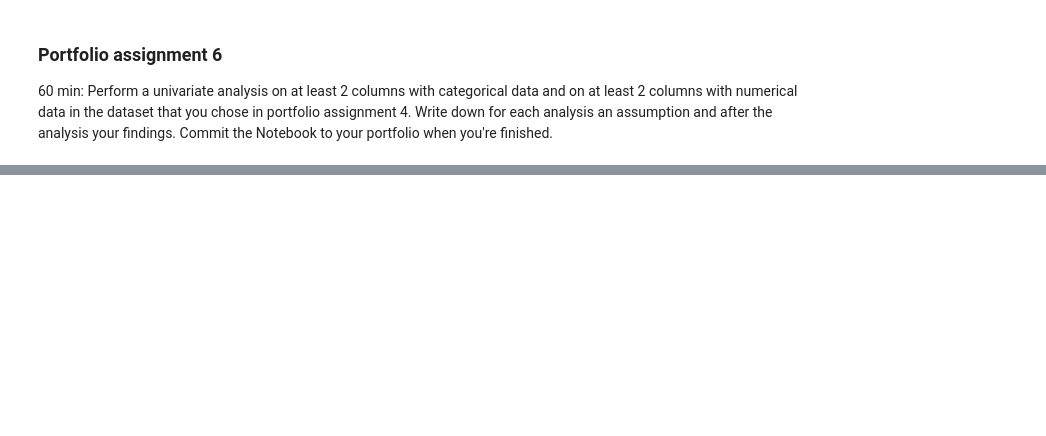
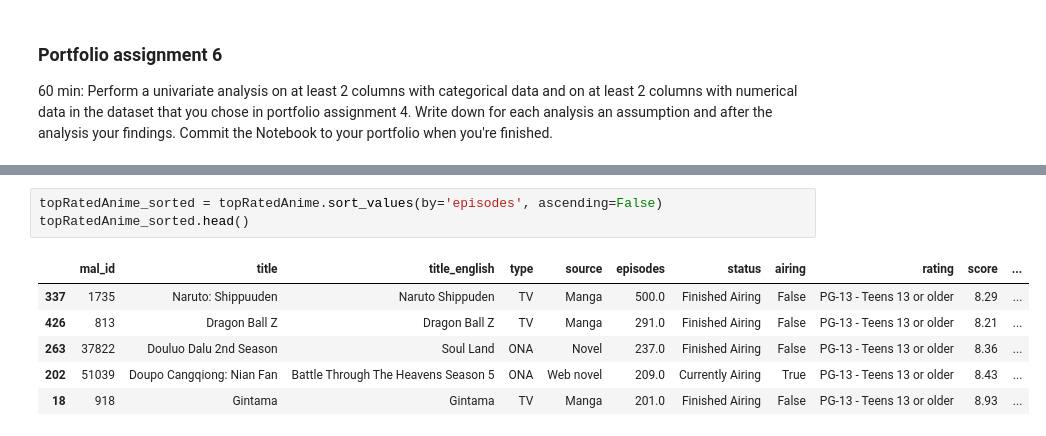
Before and after one commit to Steintjuueh/ICT1.4-AI-System-Integration-Datascience, a Jupyter notebook: 01 Introduction and Univariate Analyses.ipynb, the cells around one changed output, grey strips where cells are left out. Drawn from its saved outputs; the diff is of its cells as text; blank space fills up the shorter version.

```diff
--- a/01 Introduction and Univariate Analyses.ipynb
+++ b/01 Introduction and Univariate Analyses.ipynb
@@ -440,3 +503,13 @@ topRatedAnime[movies].head()
+# %%
+topRatedAnime_sorted = topRatedAnime.sort_values(by='episodes', ascending=False)
+topRatedAnime_sorted.head()
+# %% [output]
+|  | mal_id | title | title_english | type | source | episodes | status | airing | rating | score | ... |
+| 337 | 1735 | Naruto: Shippuuden | Naruto Shippuden | TV | Manga | 500.0 | Finished Airing | False | PG-13 - Teens 13 or older | 8.29 | ... |
+| 426 | 813 | Dragon Ball Z | Dragon Ball Z | TV | Manga | 291.0 | Finished Airing | False | PG-13 - Teens 13 or older | 8.21 | ... |
+| 263 | 37822 | Douluo Dalu 2nd Season | Soul Land | ONA | Novel | 237.0 | Finished Airing | False | PG-13 - Teens 13 or older | 8.36 | ... |
+| 202 | 51039 | Doupo Cangqiong: Nian Fan | Battle Through The Heavens Season 5 | ONA | Web novel | 209.0 | Currently Airing | True | PG-13 - Teens 13 or older | 8.43 | ... |
+| 18 | 918 | Gintama | Gintama | TV | Manga | 201.0 | Finished Airing | False | PG-13 - Teens 13 or older | 8.93 | ... |
 # %% [markdown]
 ![](https://i.imgur.com/0v1CGNV.png)<br>
 Assumption: ...<br>
```
Also changed, not shown: parts of 17 cells of this notebook, 1 other file.
